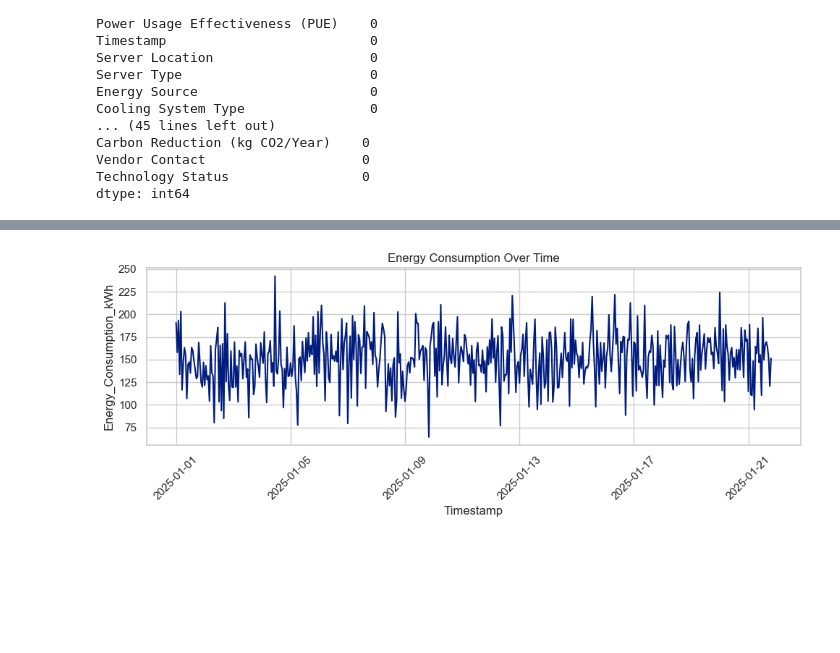
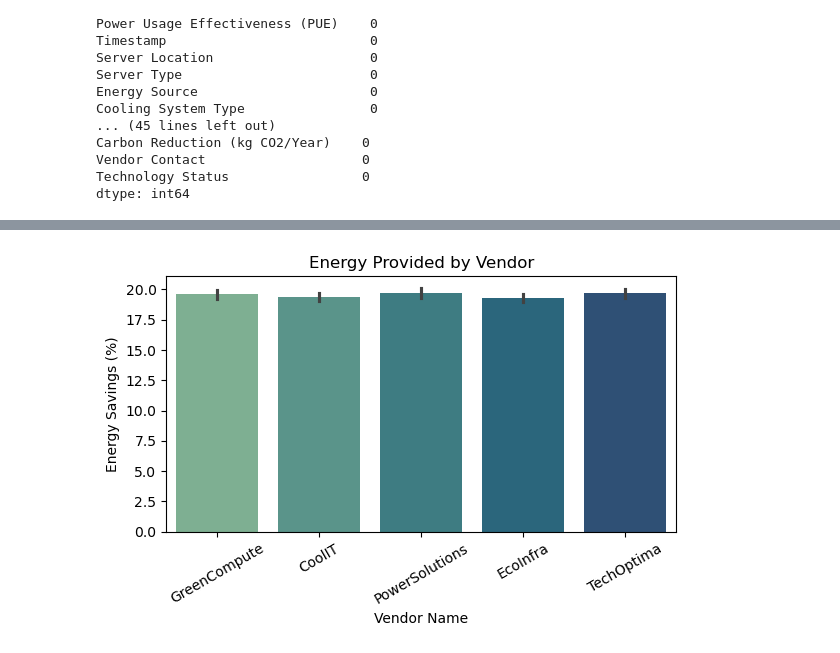
Before and after one commit to Shilpa-31/BIBA, a Jupyter notebook: EDA_of_Data.ipynb, the cells around one changed output, grey strips where cells are left out. Drawn from its saved outputs; the diff is of its cells as text; code cells hidden in the pictures; blank space fills up the shorter version.

```diff
--- a/EDA_of_Data.ipynb
+++ b/EDA_of_Data.ipynb
@@ -88,34 +88,3 @@ Carbon Reduction (kg CO2/Year)    0
 Vendor Contact                    0
 Technology Status                 0
 dtype: int64
-# %%
-import pandas as pd
-import matplotlib.pyplot as plt
-import seaborn as sns
-import numpy as np
-
-# Mock energy_df
-energy_df = pd.DataFrame({
-    'Timestamp': pd.date_range(start='2025-01-01', periods=500, freq='H'),
-    'Energy_Consumption_kWh': np.random.normal(loc=150, scale=30, size=500),
-    'Server_ID': np.random.choice(['S1', 'S2', 'S3', 'S4'], size=500),
-    'Location': np.random.choice(['Dublin', 'Cork', 'Limerick'], size=500)
-})
-energy_df['DayOfWeek'] = energy_df['Timestamp'].dt.day_name()
-energy_df['Hour'] = energy_df['Timestamp'].dt.hour
-
-# Mock performance_df
-performance_df = pd.DataFrame({
-    'Timestamp': pd.date_range(start='2025-01-01', periods=500, freq='H'),
-    'Workload_CPU_%': np.random.beta(2, 5, size=500) * 100,
-    'Memory_Usage_%': np.random.beta(2, 3, size=500) * 100,
-    'Server_ID': np.random.choice(['S1', 'S2', 'S3', 'S4'], size=500)
-})
-
-# Mock vendor_df
-vendor_df = pd.DataFrame({
-    'Vendor_ID': ['V1', 'V2', 'V3', 'V4'],
-    'Vendor_Name': ['AlphaTech', 'GreenCompute', 'EcoMachines', 'EffiWare'],
-    'Vendor_Rating': [4, 5, 3, 4],
-    'Energy_Provided_kWh': [12000, 9500, 7800, 11000]
-})
@@ -122,13 +159,10 @@ vendor_df = pd.DataFrame({
 # %%
-# Set plotting style
-sns.set(style="whitegrid", palette="dark")
-
-# 1. Energy Usage Over Time
-plt.figure(figsize=(10, 4))
-sns.lineplot(data=energy_df, x='Timestamp', y='Energy_Consumption_kWh')
-plt.title("Energy Consumption Over Time")
-plt.xticks(rotation=45)
+# 5. Energy Savings by Vendor
+plt.figure(figsize=(6, 4))
+sns.barplot(data=vendor_df, x='Vendor Name', y='Energy Savings (%)', palette='crest')
+plt.title("Energy Provided by Vendor")
+plt.xticks(rotation=30)
 plt.tight_layout()
 plt.show()
 # %% [output]
-[figure, old version]
+[figure, new version]
```
Also changed, not shown: parts of 15 cells of this notebook, 5 other files.
